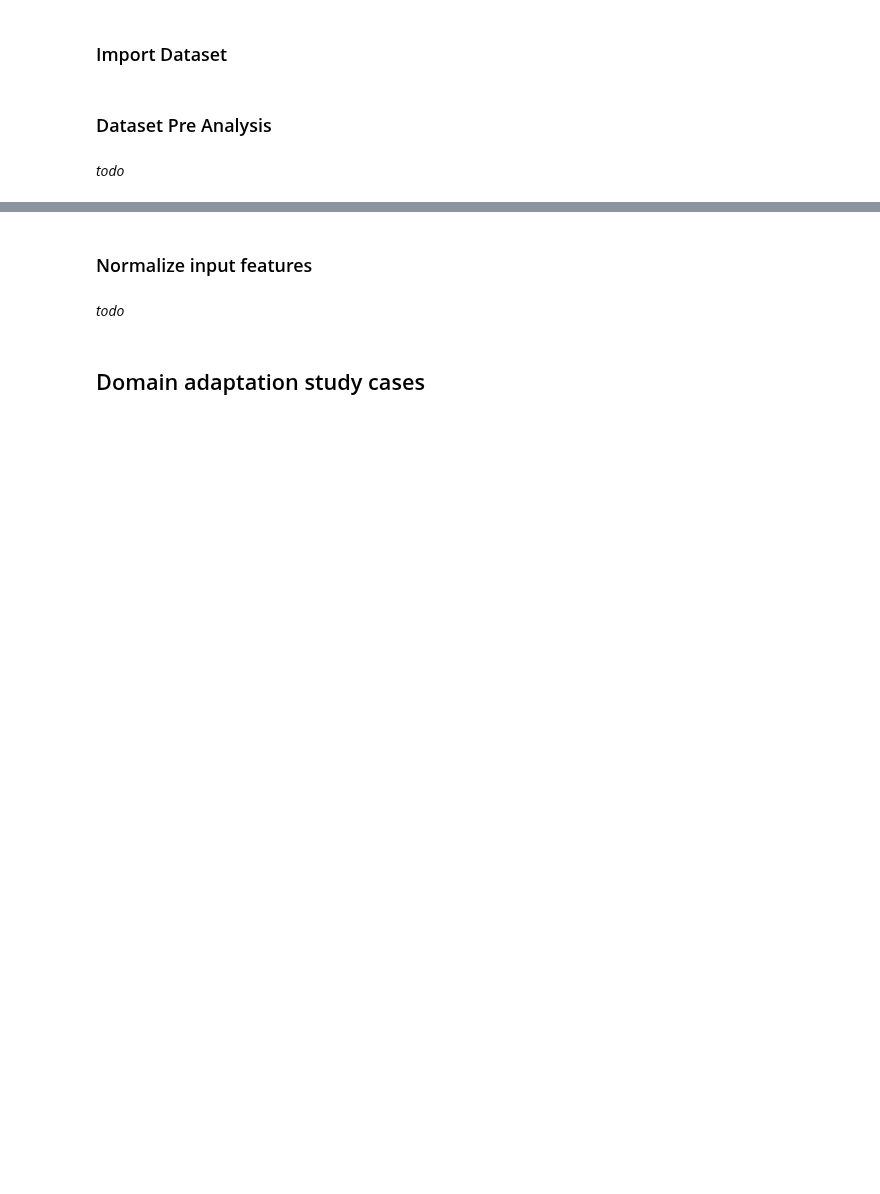
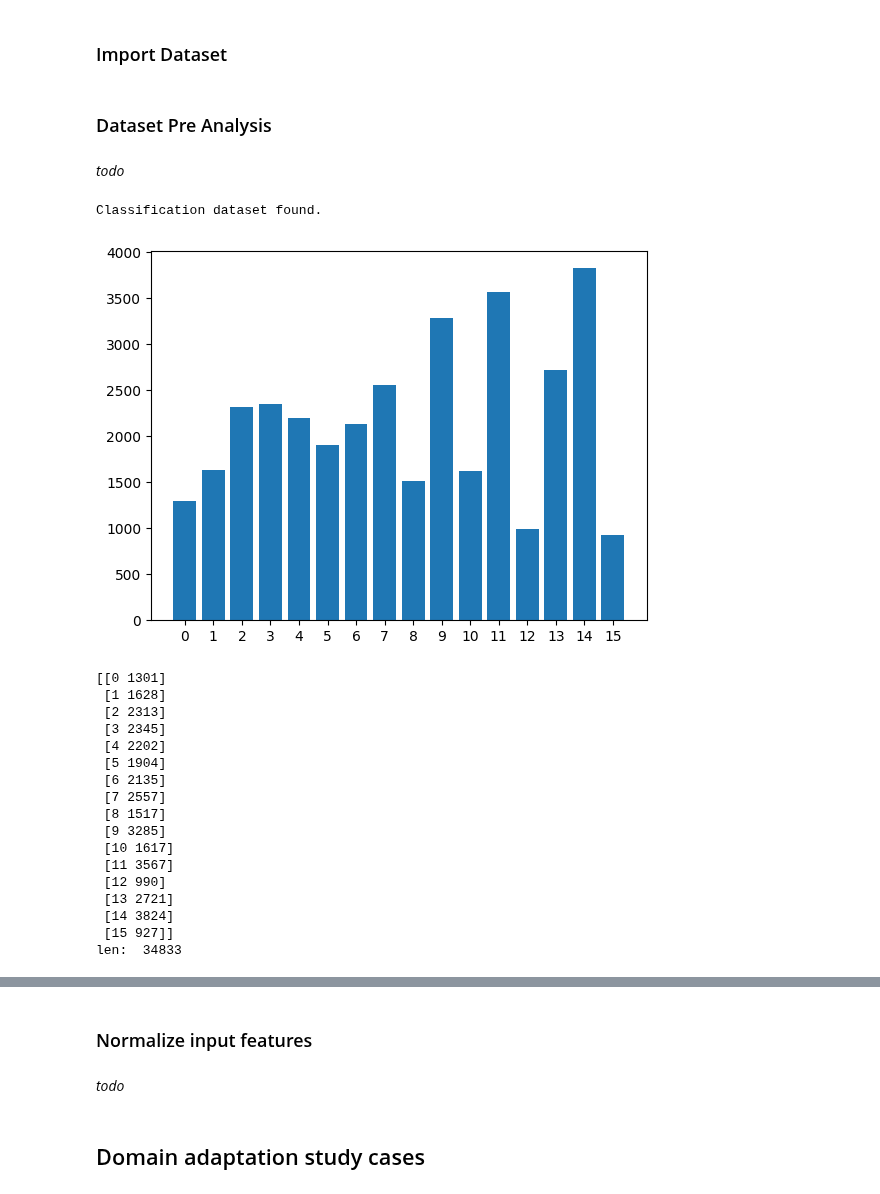
Before and after one commit to wredan/deep-learning-project, a Jupyter notebook: domain_adapt_notebook.ipynb, the cells around one changed output, grey strips where cells are left out. Cells and saved outputs as stored; diff of their text form; code cells hidden in the pictures; blank space fills up the shorter version.

```diff
--- a/domain_adapt_notebook.ipynb
+++ b/domain_adapt_notebook.ipynb
@@ -368,6 +368,9 @@ class CulturalSiteDataModule(pl.LightningDataModule):
         if stage == CulturalSiteDataModule.TEST_STAGE or stage == CulturalSiteDataModule.ALL_STAGE:
             self.cultural_site_test = CulturalSiteDataset(dataset_stage=CulturalSiteDataset.TEST, dataset_type=self.dataset_type, transform=self.transform)
 
+    def get_train_dataset(self):
+        return self.cultural_site_train
+
     def train_preanalysis(self):
         self.__ds_preanalysis(self.cultural_site_train)
 
@@ -378,7 +381,15 @@ class CulturalSiteDataModule(pl.LightningDataModule):
         self.__ds_preanalysis(self.cultural_site_test)
 
     def __ds_preanalysis(self, dataset: CulturalSiteDataset):
-        print(dataset.get_image_dataset()[0])
+        image_dataset = dataset.get_image_dataset()
+        filtered_dataset = []
+        for el in image_dataset:
+            h = el.get_shape()[0]
+            w = el.get_shape()[1]
+            if h < 100 or w < 100:
+                filtered_dataset.append(el)
+            print(el)
+        print(len(filtered_dataset))
 
     def train_dataloader(self):
         return DataLoader(self.cultural_site_train, batch_size=self.batch_size, shuffle=True)
@@ -392,3 +403,46 @@ class CulturalSiteDataModule(pl.LightningDataModule):
 ### Dataset Pre Analysis
 # %% [markdown]
 *todo*
+# %%
+dm = CulturalSiteDataModule(batch_size=16, dataset_type=CulturalSiteDataModule.SYNTHETIC_DATASET, num_classes=16) # todo: istanziare CulturalSiteDataset, preparare i dati
+# To access the x_dataloader we need to call prepare_data and setup.
+dm.prepare_data()
+dm.setup(CulturalSiteDataModule.FIT_STAGE)
+# %% [output]
+Classification dataset found.
+# %%
+from matplotlib import pyplot as plt
+
+# BEFORE FILTERING
+# todo: in realtà sto codice sotto va dentro la classe, l'ho messo fuori perché
+# non ho voglia di aspettare 1 minuto ogni volta per l'esecuzione della cella sopra...
+
+image_dataset = dm.get_train_dataset().get_image_dataset()
+unique, counts = np.unique(image_dataset[:, 2], return_counts=True)
+
+plt.bar(unique, counts)
+plt.xticks(unique.astype(np.float32))
+# for el in counts:
+#     plt.axhline(y=el, color='k', linestyle='--')
+plt.show()
+print(np.column_stack((unique,counts)))
+print("len: ", len(image_dataset))
+# %% [output]
+[figure, added]
+[[0 1301]
+ [1 1628]
+ [2 2313]
+ [3 2345]
+ [4 2202]
+ [5 1904]
+ [6 2135]
+ [7 2557]
+ [8 1517]
+ [9 3285]
+ [10 1617]
+ [11 3567]
+ [12 990]
+ [13 2721]
+ [14 3824]
+ [15 927]]
+len:  34833
```
Also changed, not shown: parts of 2 cells of this notebook.
